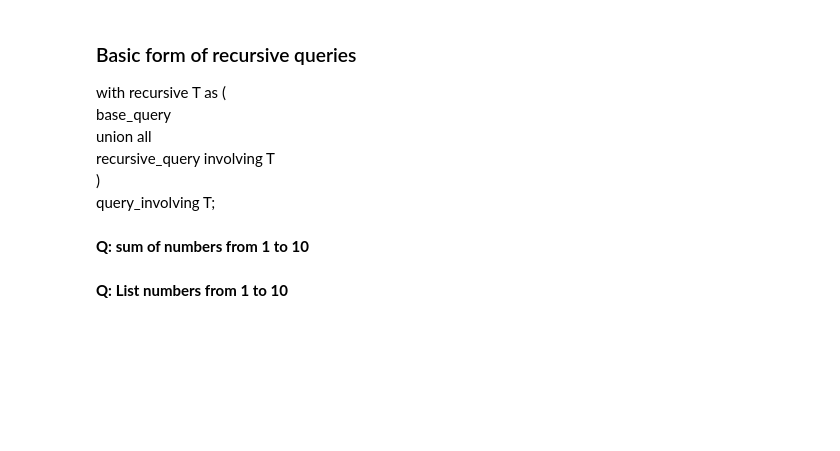
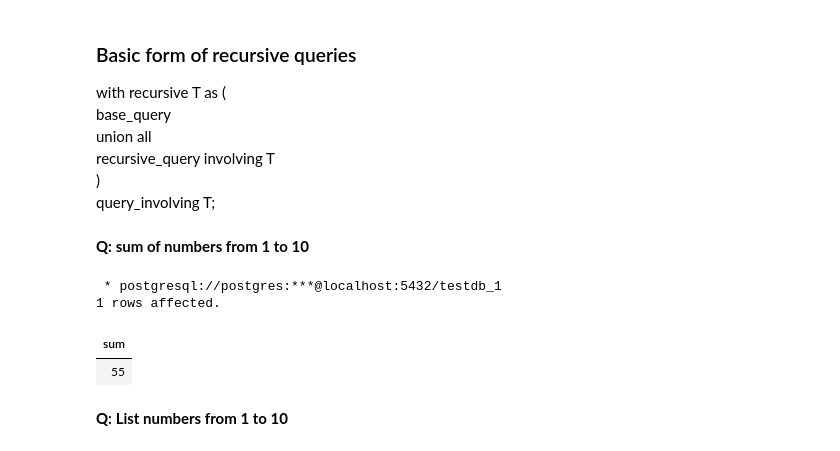
Before and after one commit to sarthak-panda/Sem6, a Jupyter notebook: COL362/InClassTutorials/SQL-03.ipynb, the cells around one changed output. Cells and saved outputs as stored; diff of their text form; code cells hidden in the pictures; blank space fills up the shorter version.

```diff
--- a/COL362/InClassTutorials/SQL-03.ipynb
+++ b/COL362/InClassTutorials/SQL-03.ipynb
@@ -354,11 +354,16 @@ with recursive T as (\
 **Q: sum of numbers from 1 to 10**
 # %%
 %%sql with recursive t(n) as (
-    values (1)#select 1 as n
+    values (1)--select 1 as n
     union all
     select n+1 from t where n <10
 )
 select sum(n) from t;
+# %% [output]
+ * postgresql://postgres:***@localhost:5432/testdb_1
+1 rows affected.
+| sum |
+| 55 |
 # %% [markdown]
 **Q: List numbers from 1 to 10**
 # %%
```
Also changed, not shown: parts of 6 cells of this notebook, 10 other files.
